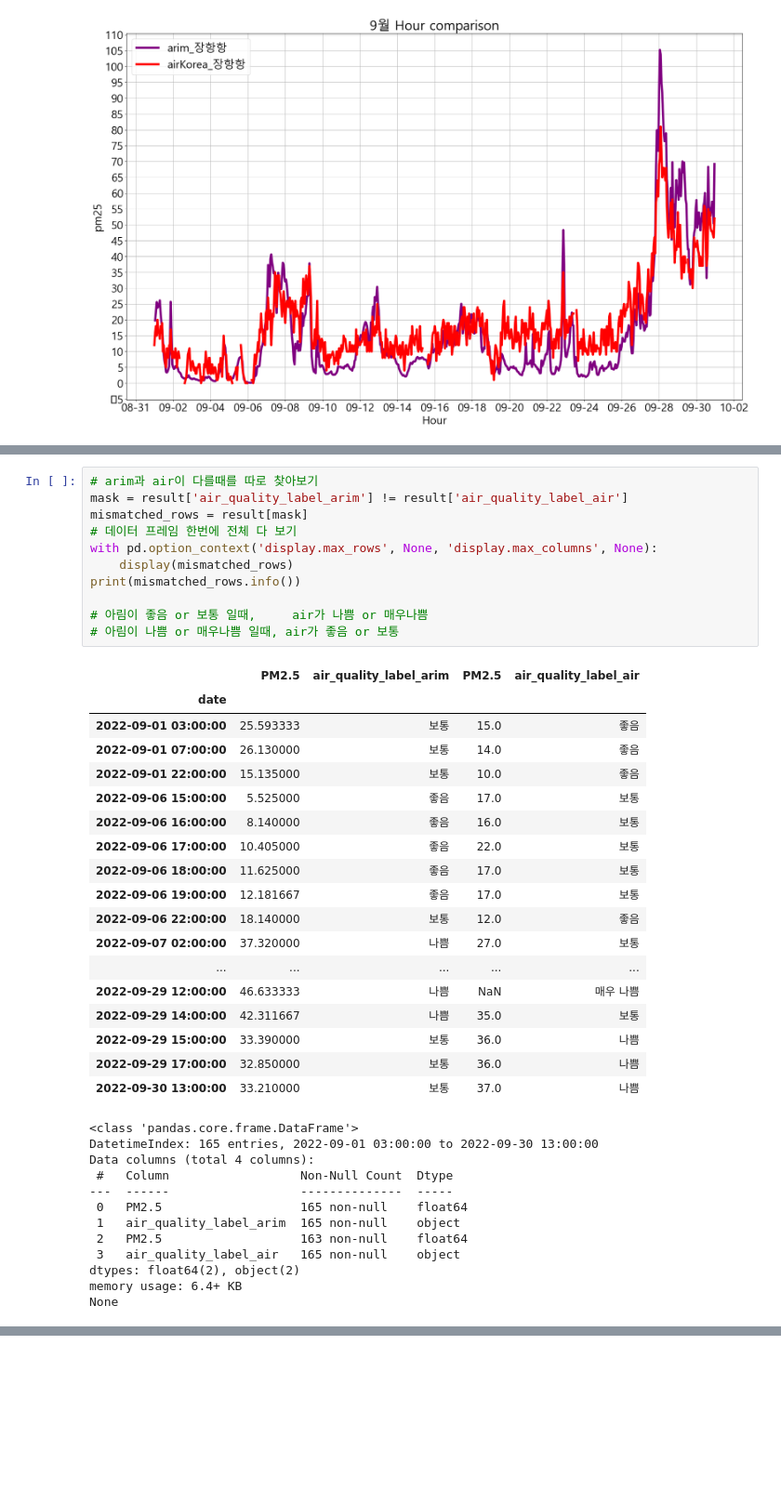
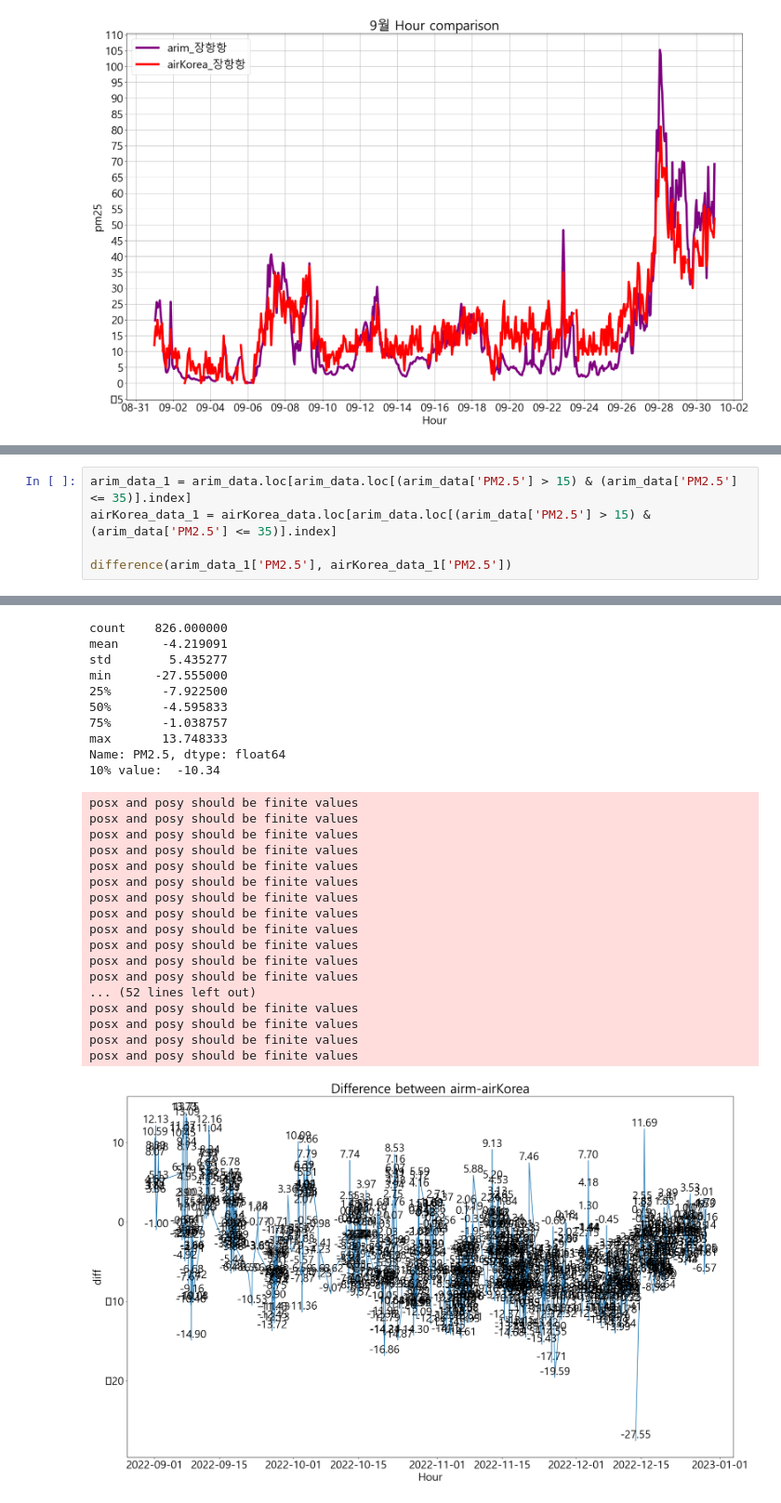
Before and after one commit to GyuminGomin/Predictive-air-quality-analysis, a Jupyter notebook: 공기질예측모델-좋음,매우나쁨소거.ipynb, the cells around one changed output, grey strips where cells are left out. Shown at 93% size. Cells and saved outputs as stored; diff of their text form; blank space fills up the shorter version.

```diff
--- a/공기질예측모델-좋음,매우나쁨소거.ipynb
+++ b/공기질예측모델-좋음,매우나쁨소거.ipynb
@@ -190,42 +212,6 @@ None
-# %%
-# arim과 air이 다를때를 따로 찾아보기
-mask = result['air_quality_label_arim'] != result['air_quality_label_air']
-mismatched_rows = result[mask]
-# 데이터 프레임 한번에 전체 다 보기
-with pd.option_context('display.max_rows', None, 'display.max_columns', None):
-    display(mismatched_rows)
-print(mismatched_rows.info())
-
-# 아림이 좋음 or 보통 일때,     air가 나쁨 or 매우나쁨
-# 아림이 나쁨 or 매우나쁨 일때, air가 좋음 or 보통
-# %% [output]
-|  | PM2.5 | air_quality_label_arim | PM2.5 | air_quality_label_air |
-| date |  |  |  |  |
-| 2022-09-01 03:00:00 | 25.593333 | 보통 | 15.0 | 좋음 |
-| 2022-09-01 07:00:00 | 26.130000 | 보통 | 14.0 | 좋음 |
-| 2022-09-01 22:00:00 | 15.135000 | 보통 | 10.0 | 좋음 |
-| 2022-09-06 15:00:00 | 5.525000 | 좋음 | 17.0 | 보통 |
-| 2022-09-06 16:00:00 | 8.140000 | 좋음 | 16.0 | 보통 |
-| 2022-09-06 17:00:00 | 10.405000 | 좋음 | 22.0 | 보통 |
-| 2022-09-06 18:00:00 | 11.625000 | 좋음 | 17.0 | 보통 |
-| 2022-09-06 19:00:00 | 12.181667 | 좋음 | 17.0 | 보통 |
-| 2022-09-06 22:00:00 | 18.140000 | 보통 | 12.0 | 좋음 |
-| 2022-09-07 02:00:00 | 37.320000 | 나쁨 | 27.0 | 보통 |
-| ... | ... | ... | ... | ... |
-| 2022-09-29 12:00:00 | 46.633333 | 나쁨 | NaN | 매우 나쁨 |
-| 2022-09-29 14:00:00 | 42.311667 | 나쁨 | 35.0 | 보통 |
-| 2022-09-29 15:00:00 | 33.390000 | 보통 | 36.0 | 나쁨 |
-| 2022-09-29 17:00:00 | 32.850000 | 보통 | 36.0 | 나쁨 |
-| 2022-09-30 13:00:00 | 33.210000 | 보통 | 37.0 | 나쁨 |
-<class 'pandas.core.frame.DataFrame'>
-DatetimeIndex: 165 entries, 2022-09-01 03:00:00 to 2022-09-30 13:00:00
-Data columns (total 4 columns):
- #   Column                  Non-Null Count  Dtype
----  ------                  --------------  -----
- 0   PM2.5                   165 non-null    float64
- 1   air_quality_label_arim  165 non-null    object
- 2   PM2.5                   163 non-null    float64
- 3   air_quality_label_air   165 non-null    object
-dtypes: float64(2), object(2)
-memory usage: 6.4+ KB
-None
+# %%
+arim_data_1 = arim_data.loc[arim_data.loc[(arim_data['PM2.5'] > 15) & (arim_data['PM2.5'] <= 35)].index]
+airKorea_data_1 = airKorea_data.loc[arim_data.loc[(arim_data['PM2.5'] > 15) & (arim_data['PM2.5'] <= 35)].index]
+
+difference(arim_data_1['PM2.5'], airKorea_data_1['PM2.5'])
+# %% [output]
@@ -231,0 +230,28 @@ None
+count    826.000000
+mean      -4.219091
+std        5.435277
+min      -27.555000
+25%       -7.922500
+50%       -4.595833
+75%       -1.038757
+max       13.748333
+Name: PM2.5, dtype: float64
+10% value:  -10.34
+posx and posy should be finite values
+posx and posy should be finite values
+posx and posy should be finite values
+posx and posy should be finite values
+posx and posy should be finite values
+posx and posy should be finite values
+posx and posy should be finite values
+posx and posy should be finite values
+posx and posy should be finite values
+posx and posy should be finite values
+posx and posy should be finite values
+posx and posy should be finite values
+... (52 lines left out)
+posx and posy should be finite values
+posx and posy should be finite values
+posx and posy should be finite values
+posx and posy should be finite values
+[figure, added]
```
Also changed, not shown: parts of 11 cells of this notebook, 5 other files.
